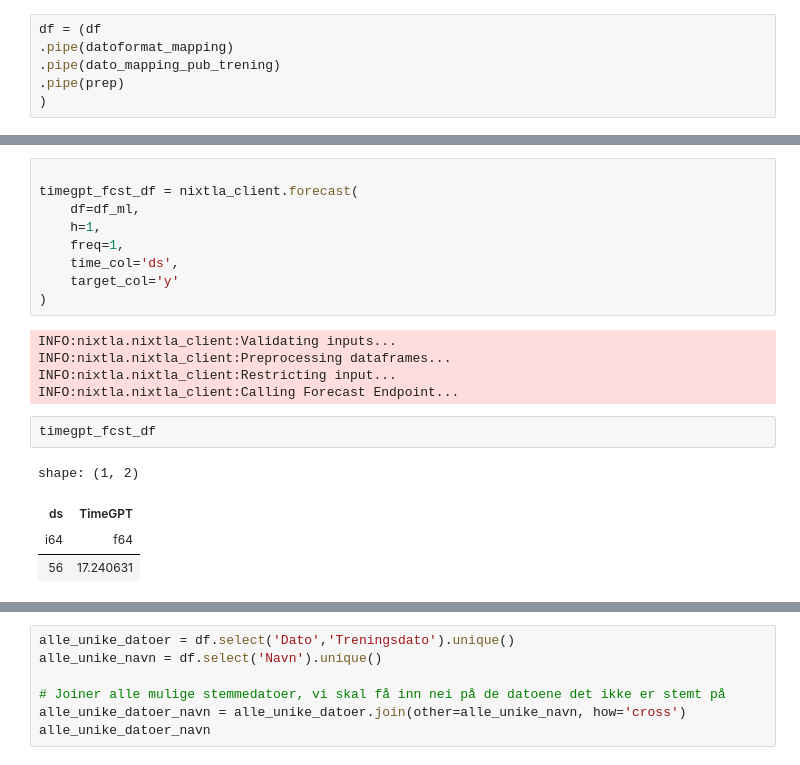
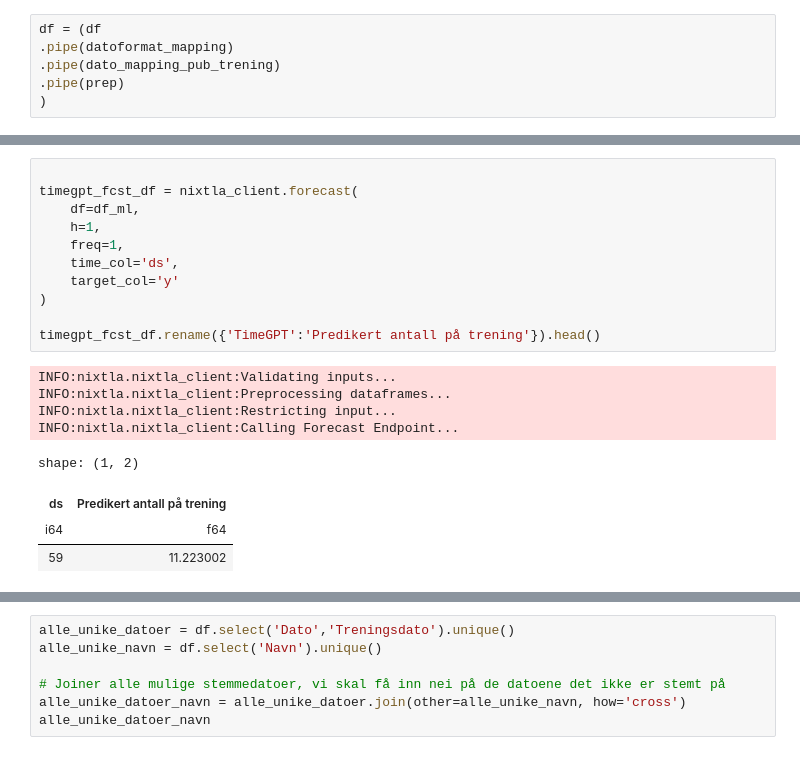
Before and after one commit to PolarsDude/treningsstatistikk-, a Jupyter notebook: test_fil.ipynb, the cells around one changed output, grey strips where cells are left out. Drawn from its saved outputs; the diff is of its cells as text.

```diff
--- a/test_fil.ipynb
+++ b/test_fil.ipynb
@@ -74,24 +82,23 @@ INFO:nixtla.nixtla_client:Happy Forecasting! :)
 # %%
 
 timegpt_fcst_df = nixtla_client.forecast(
     df=df_ml,
     h=1,
     freq=1,
     time_col='ds',
     target_col='y'
 )
+
+timegpt_fcst_df.rename({'TimeGPT':'Predikert antall på trening'}).head()
 # %% [output]
 INFO:nixtla.nixtla_client:Validating inputs...
 INFO:nixtla.nixtla_client:Preprocessing dataframes...
 INFO:nixtla.nixtla_client:Restricting input...
 INFO:nixtla.nixtla_client:Calling Forecast Endpoint...
+shape: (1, 2)
+| ds | Predikert antall på trening |
+| i64 | f64 |
+| 59 | 11.223002 |
-# %%
-timegpt_fcst_df
-# %% [output]
-shape: (1, 2)
-| ds | TimeGPT |
-| i64 | f64 |
-| 56 | 17.240631 |
 # %%
 nixtla_client.plot(df_ml, timegpt_fcst_df, time_col='ds', target_col='y')
 # %% [output]
```
Also changed, not shown: parts of 4 cells of this notebook, 3 other files.
